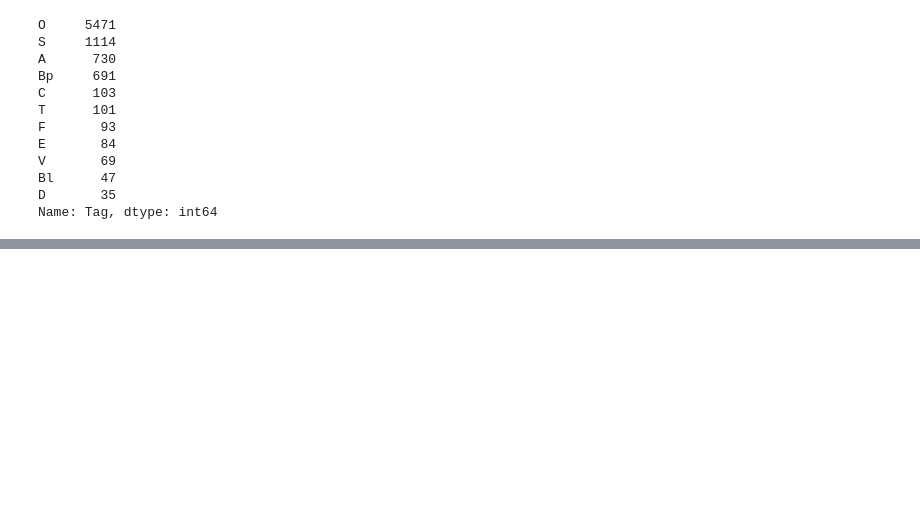
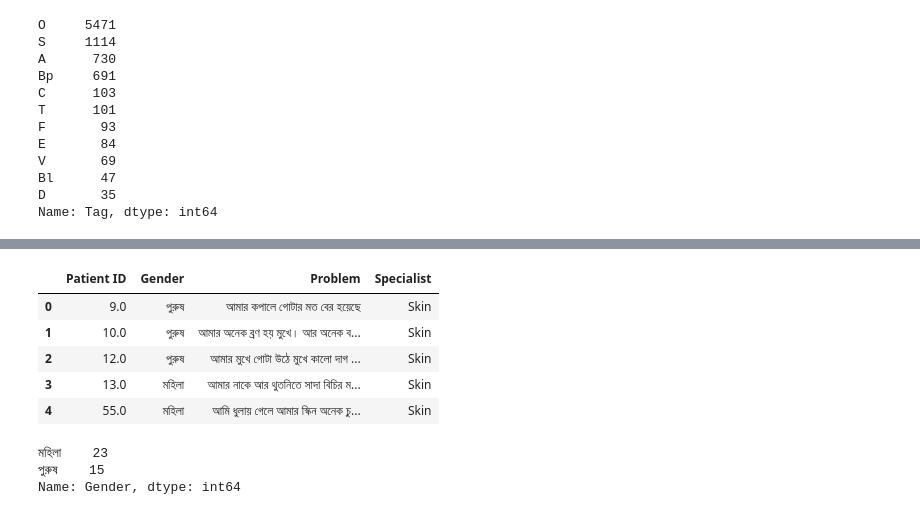
Before and after one commit to benvictoria17/DataAnalytics, a Jupyter notebook: Bengali Medical Data.ipynb, the cells around one changed output, grey strips where cells are left out. Drawn from its saved outputs; the diff is of its cells as text; code cells hidden in the pictures; blank space fills up the shorter version.

```diff
--- a/Bengali Medical Data.ipynb
+++ b/Bengali Medical Data.ipynb
@@ -122,0 +161,16 @@ df1["Tag"].value_counts().plot.barh(color='red', title='Tags',);
+# %%
+ski = df[(df['Specialist']=='Skin')].reset_index(drop=True)
+ski.head()
+# %% [output]
+|  | Patient ID | Gender | Problem | Specialist |
+| 0 | 9.0 | পুরুষ | আমার কপালে গোটার মত বের হয়েছে | Skin |
+| 1 | 10.0 | পুরুষ | আমার অনেক ব্রণ হয় মুখে। আর অনেক ব... | Skin |
+| 2 | 12.0 | পুরুষ | আমার মুখে গোটা উঠে মুখে কালো দাগ ... | Skin |
+| 3 | 13.0 | মহিলা | আমার নাকে আর থুতনিতে সাদা বিচির ম... | Skin |
+| 4 | 55.0 | মহিলা | আমি ধুলায় গেলে আমার স্কিন অনেক চু... | Skin |
+# %%
+ski["Gender"].value_counts()
+# %% [output]
+মহিলা    23
+পুরুষ    15
+Name: Gender, dtype: int64
```
Also changed, not shown: parts of 6 cells of this notebook.
